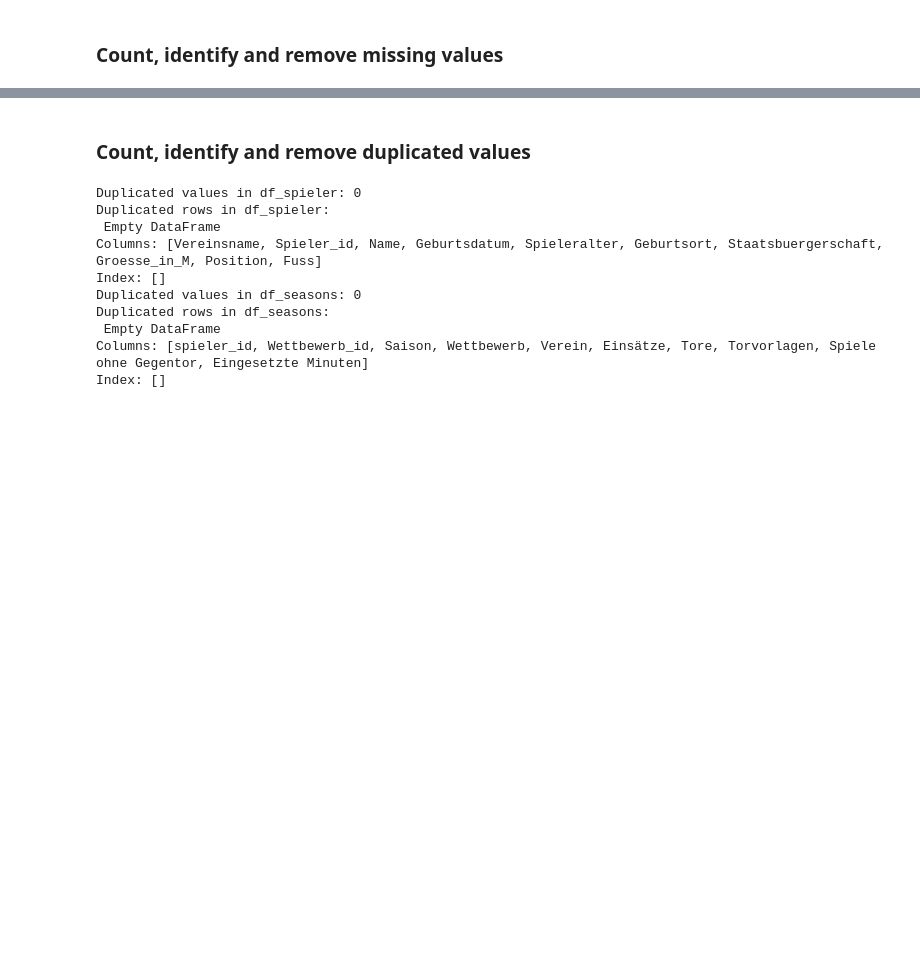
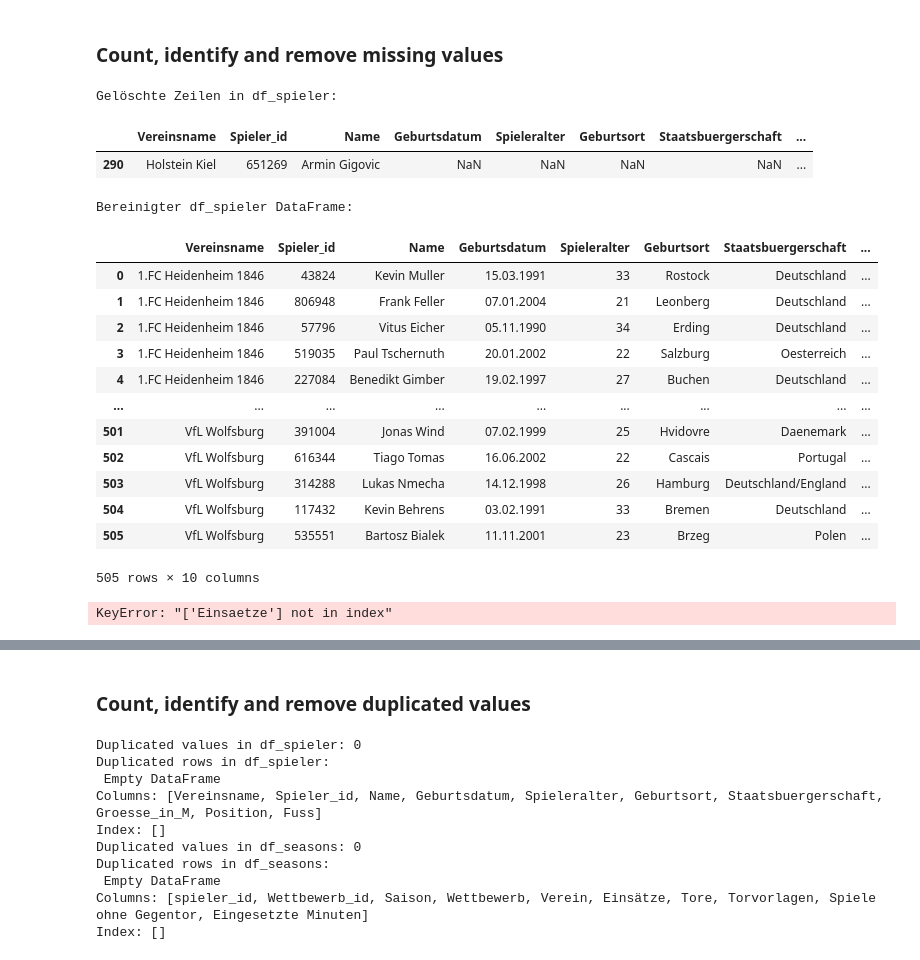
Before and after one commit to loretyan/ProjectDataAnalytics, a Jupyter notebook: Bundesliga.ipynb, the cells around one changed output, grey strips where cells are left out. Drawn from its saved outputs; the diff is of its cells as text; code cells hidden in the pictures; blank space fills up the shorter version.

```diff
--- a/Bundesliga.ipynb
+++ b/Bundesliga.ipynb
@@ -77,2 +157,49 @@ for i in df['']:
 # %% [markdown]
 ### Count, identify and remove missing values
+# %%
+# Zeilen mit fehlenden Werten identifizieren und löschen
+columns_to_check_spieler = ['Geburtsdatum', 'Spieleralter', 'Geburtsort', 'Staatsbuergerschaft', 'Groesse_in_M', 'Position', 'Fuss']
+columns_to_check_seasons = ['Saison', 'Wettbewerb', 'Verein', 'Einsätze', 'Tore', 'Torvorlagen', 'Spiele ohne Gegentor', 'Eingesetzte Minuten']
+
+# Spieler-Daten: Zeilen, die gelöscht werden, identifizieren
+deleted_spieler = df_spieler[df_spieler[columns_to_check_spieler].isna().all(axis=1)]
+df_spieler_cleaned = df_spieler.dropna(subset=columns_to_check_spieler, how='all')
+
+# Anzeige der gelöschten Zeilen
+print("Gelöschte Zeilen in df_spieler:")
+display(deleted_spieler)
+
+# Bereinigter df_spieler anzeigen
+print("Bereinigter df_spieler DataFrame:")
+display(df_spieler_cleaned)
+
+# Saison-Daten: Zeilen, die gelöscht werden, identifizieren
+deleted_seasons = df_seasons[df_seasons[columns_to_check_seasons].isna().all(axis=1)]
+df_seasons_cleaned = df_seasons.dropna(subset=columns_to_check_seasons, how='all')
+
+# Anzeige der gelöschten Zeilen
+print("Gelöschte Zeilen in df_seasons:")
+display(deleted_seasons)
+
+# Bereinigter df_seasons anzeigen
+print("Bereinigter df_seasons DataFrame:")
+display(df_seasons_cleaned)
+# %% [output]
+Gelöschte Zeilen in df_spieler:
+|  | Vereinsname | Spieler_id | Name | Geburtsdatum | Spieleralter | Geburtsort | Staatsbuergerschaft | ... |
+| 290 | Holstein Kiel | 651269 | Armin Gigovic | NaN | NaN | NaN | NaN | ... |
+Bereinigter df_spieler DataFrame:
+|  | Vereinsname | Spieler_id | Name | Geburtsdatum | Spieleralter | Geburtsort | Staatsbuergerschaft | ... |
+| 0 | 1.FC Heidenheim 1846 | 43824 | Kevin Muller | 15.03.1991 | 33 | Rostock | Deutschland | ... |
+| 1 | 1.FC Heidenheim 1846 | 806948 | Frank Feller | 07.01.2004 | 21 | Leonberg | Deutschland | ... |
+| 2 | 1.FC Heidenheim 1846 | 57796 | Vitus Eicher | 05.11.1990 | 34 | Erding | Deutschland | ... |
+| 3 | 1.FC Heidenheim 1846 | 519035 | Paul Tschernuth | 20.01.2002 | 22 | Salzburg | Oesterreich | ... |
+| 4 | 1.FC Heidenheim 1846 | 227084 | Benedikt Gimber | 19.02.1997 | 27 | Buchen | Deutschland | ... |
+| ... | ... | ... | ... | ... | ... | ... | ... | ... |
+| 501 | VfL Wolfsburg | 391004 | Jonas Wind | 07.02.1999 | 25 | Hvidovre | Daenemark | ... |
+| 502 | VfL Wolfsburg | 616344 | Tiago Tomas | 16.06.2002 | 22 | Cascais | Portugal | ... |
+| 503 | VfL Wolfsburg | 314288 | Lukas Nmecha | 14.12.1998 | 26 | Hamburg | Deutschland/England | ... |
+| 504 | VfL Wolfsburg | 117432 | Kevin Behrens | 03.02.1991 | 33 | Bremen | Deutschland | ... |
+| 505 | VfL Wolfsburg | 535551 | Bartosz Bialek | 11.11.2001 | 23 | Brzeg | Polen | ... |
+505 rows × 10 columns
+KeyError: "['Einsaetze'] not in index"
```
Also changed, not shown: parts of 6 cells of this notebook.
